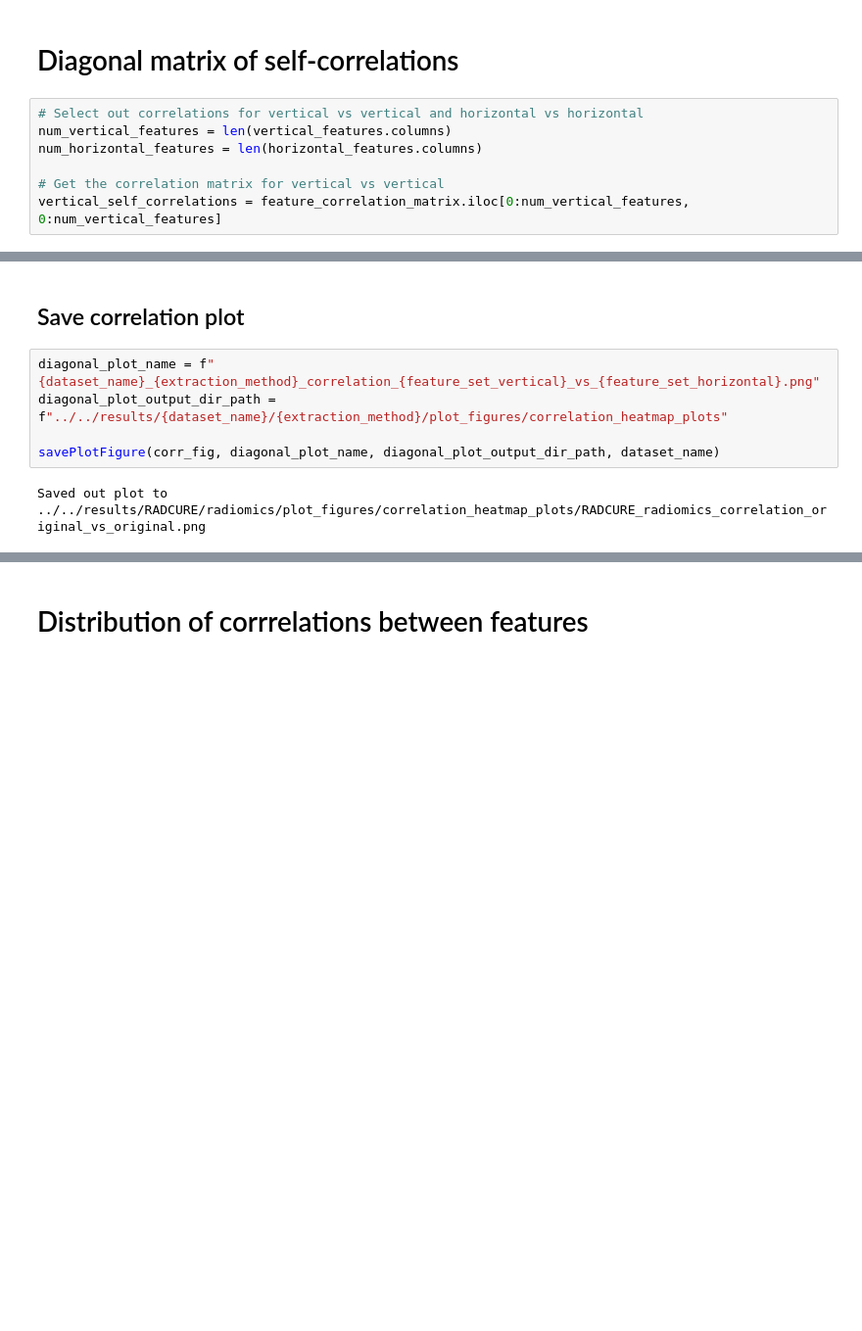
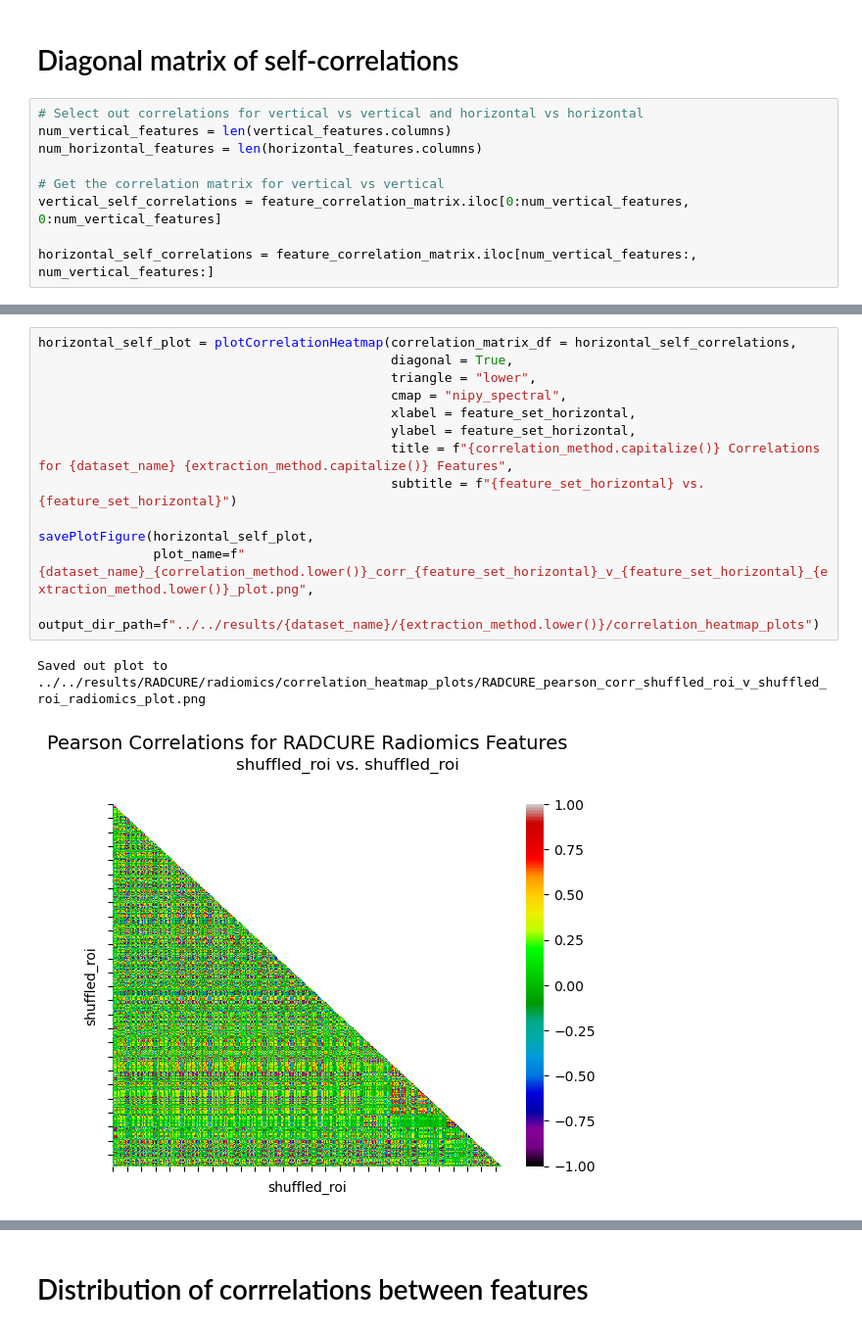
Before and after one commit to bhklab/analyze_readii_outputs, a Jupyter notebook: workflow/notebooks/correlation_analysis.ipynb, the cells around one changed output, grey strips where cells are left out. Shown at 98% size. Saved outputs shown, nothing was run; the diff lists cells and outputs as text; blank space fills up the shorter version.

```diff
--- a/workflow/notebooks/correlation_analysis.ipynb
+++ b/workflow/notebooks/correlation_analysis.ipynb
@@ -75,4 +75,6 @@ num_horizontal_features = len(horizontal_features.columns)
 
 # Get the correlation matrix for vertical vs vertical
 vertical_self_correlations = feature_correlation_matrix.iloc[0:num_vertical_features, 0:num_vertical_features]
+
+horizontal_self_correlations = feature_correlation_matrix.iloc[num_vertical_features:, num_vertical_features:]
 # %%
@@ -114,9 +96,16 @@ Text(0.5, 1.0, 'original vs. shuffled_roi')
-# %% [markdown]
-## Save correlation plot
-# %%
-diagonal_plot_name = f"{dataset_name}_{extraction_method}_correlation_{feature_set_vertical}_vs_{feature_set_horizontal}.png"
-diagonal_plot_output_dir_path = f"../../results/{dataset_name}/{extraction_method}/plot_figures/correlation_heatmap_plots"
-
-savePlotFigure(corr_fig, diagonal_plot_name, diagonal_plot_output_dir_path, dataset_name)
-# %% [output]
-Saved out plot to ../../results/RADCURE/radiomics/plot_figures/correlation_heatmap_plots/RADCURE_radiomics_correlation_original_vs_original.png
+# %%
+horizontal_self_plot = plotCorrelationHeatmap(correlation_matrix_df = horizontal_self_correlations,
+                                              diagonal = True,
+                                              triangle = "lower",
+                                              cmap = "nipy_spectral",
+                                              xlabel = feature_set_horizontal,
+                                              ylabel = feature_set_horizontal,
+                                              title = f"{correlation_method.capitalize()} Correlations for {dataset_name} {extraction_method.capitalize()} Features",
+                                              subtitle = f"{feature_set_horizontal} vs. {feature_set_horizontal}")
+
+savePlotFigure(horizontal_self_plot,
+               plot_name=f"{dataset_name}_{correlation_method.lower()}_corr_{feature_set_horizontal}_v_{feature_set_horizontal}_{extraction_method.lower()}_plot.png",
+               output_dir_path=f"../../results/{dataset_name}/{extraction_method.lower()}/correlation_heatmap_plots")
+# %% [output]
+Saved out plot to ../../results/RADCURE/radiomics/correlation_heatmap_plots/RADCURE_pearson_corr_shuffled_roi_v_shuffled_roi_radiomics_plot.png
+[figure, added]
```
Also changed, not shown: parts of 3 cells of this notebook.
